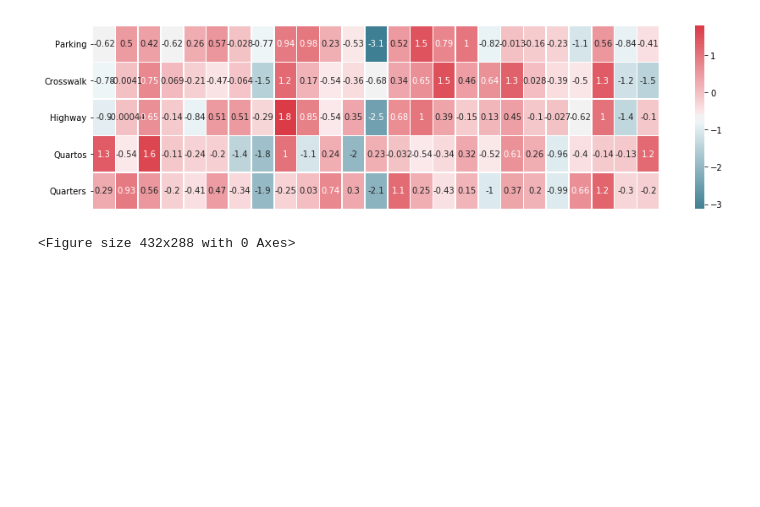
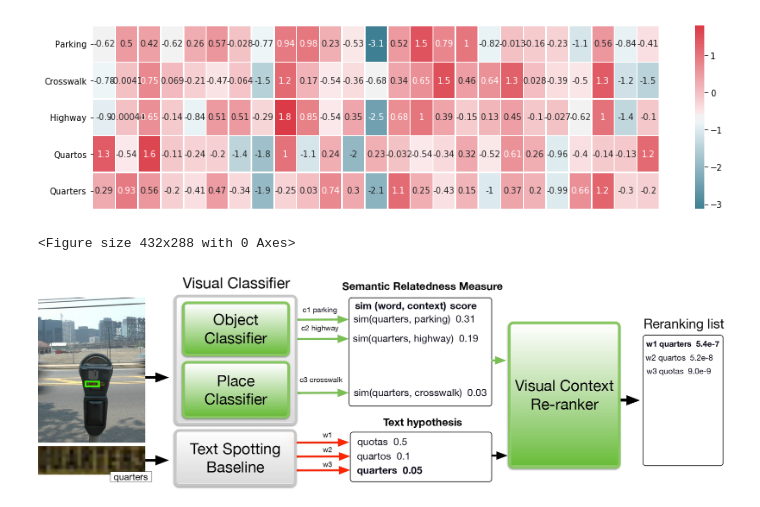
Before and after one commit to ahmedssabir/Textual-Visual-Semantic-Dataset-for-Text-Spotting, a Jupyter notebook: visualization-embedding.ipynb, the cells around one changed output. Drawn from its saved outputs; the diff is of its cells as text; code cells hidden in the pictures; blank space fills up the shorter version.

```diff
--- a/visualization-embedding.ipynb
+++ b/visualization-embedding.ipynb
@@ -66,3 +57,10 @@ plt.savefig('demo1.svg')
 # %% [output]
 [figure]
 <Figure size 432x288 with 0 Axes>
+# %%
+# Also, another possibility of learning the sim, is to rearrange the visual context based on the relatedness
+#with the spotted text, as shown below
+from IPython.display import Image
+Image("/home/asabir/Desktop/heat-map-exp/Loading_and_visualizing_embeddings_in_Gensim_files/sim.jpg")
+# %% [output]
+[figure, added]
```
Also changed, not shown: parts of 2 cells of this notebook.
